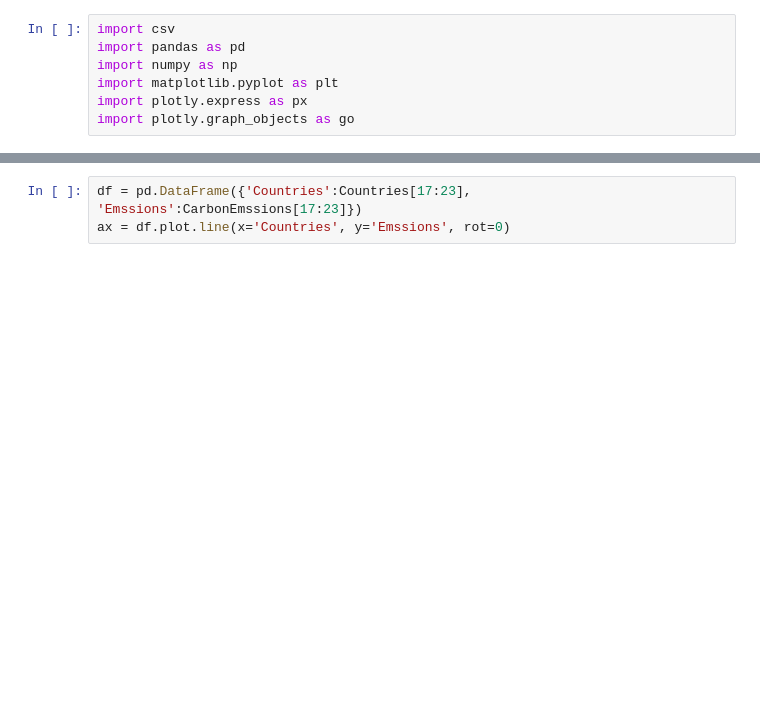
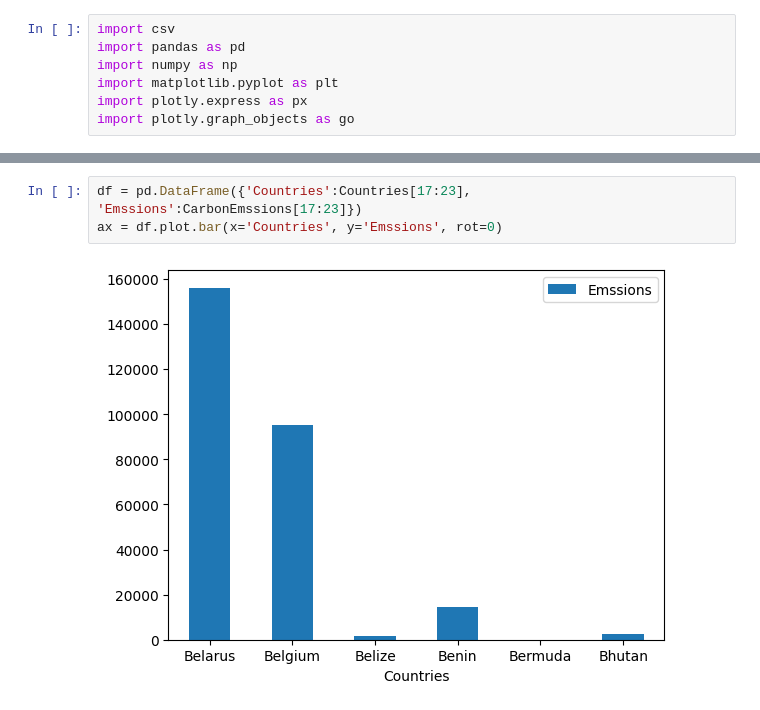
Before and after one commit to Rocketpuppet/Colab-Projects, a Jupyter notebook: Carbon_Emission_Visualization.ipynb, the cells around one changed output, grey strips where cells are left out. Cells and saved outputs as stored; diff of their text form; blank space fills up the shorter version.

```diff
--- a/Carbon_Emission_Visualization.ipynb
+++ b/Carbon_Emission_Visualization.ipynb
@@ -32,4 +35,6 @@ print(len(CarbonEmssions))
 # %%
 df = pd.DataFrame({'Countries':Countries[17:23], 'Emssions':CarbonEmssions[17:23]})
-ax = df.plot.line(x='Countries', y='Emssions', rot=0)
+ax = df.plot.bar(x='Countries', y='Emssions', rot=0)
+# %% [output]
+[figure, added]
 # %%
```
Also changed, not shown: parts of 3 cells of this notebook.
